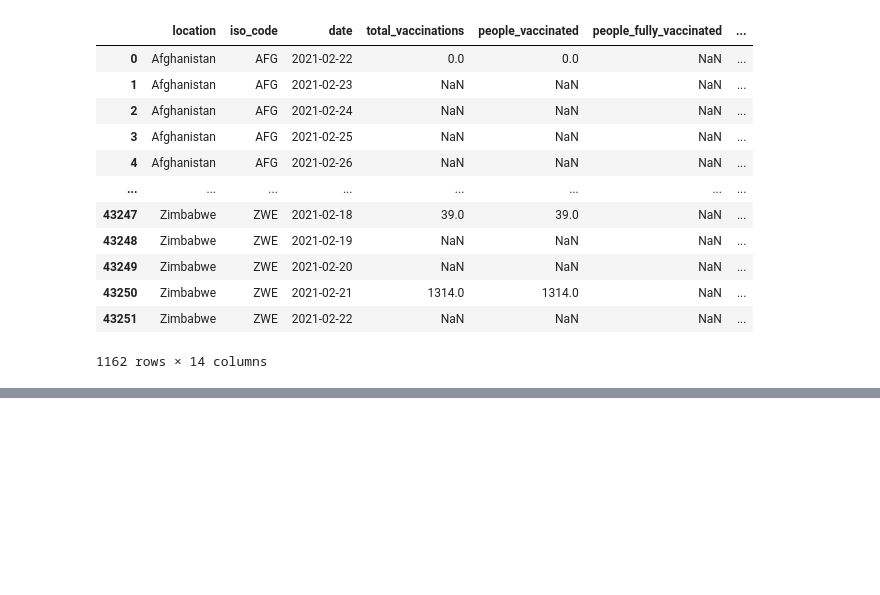
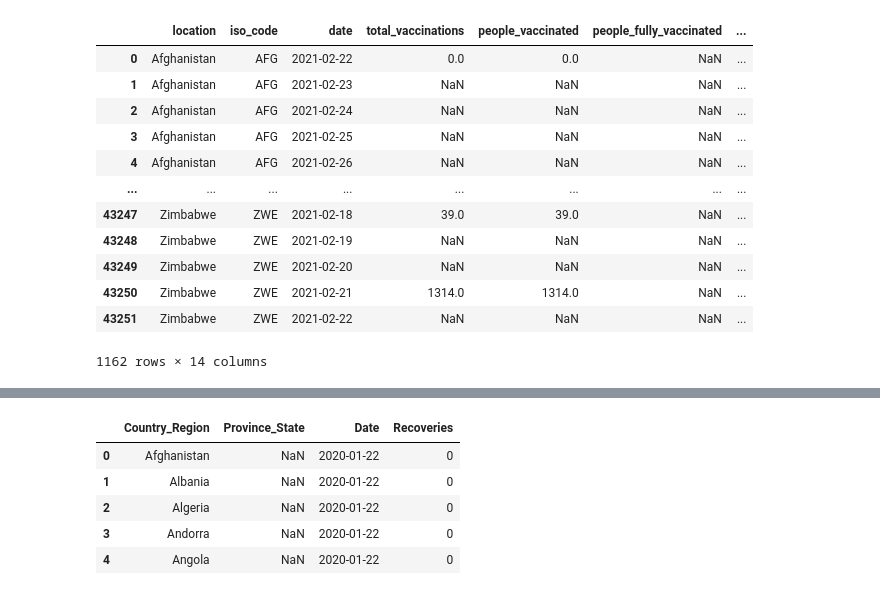
Before and after one commit to Alphaomegainfinity/COVID19_Vaccination, a Jupyter notebook: vaccinations.ipynb, the cells around one changed output, grey strips where cells are left out. Saved outputs shown, nothing was run; the diff lists cells and outputs as text; code cells hidden in the pictures; blank space fills up the shorter version.

```diff
--- a/vaccinations.ipynb
+++ b/vaccinations.ipynb
@@ -62,0 +83,11 @@ vaccination_daily_df.head()
+# %%
+#Set column for 4th table
+region_date_metadata = region_date_df[['Country_Region', 'Province_State', 'Date', 'Recoveries']].copy()
+region_date_metadata.head()
+# %% [output]
+|  | Country_Region | Province_State | Date | Recoveries |
+| 0 | Afghanistan | NaN | 2020-01-22 | 0 |
+| 1 | Albania | NaN | 2020-01-22 | 0 |
+| 2 | Algeria | NaN | 2020-01-22 | 0 |
+| 3 | Andorra | NaN | 2020-01-22 | 0 |
+| 4 | Angola | NaN | 2020-01-22 | 0 |
```
Also changed, not shown: parts of 5 cells of this notebook.
